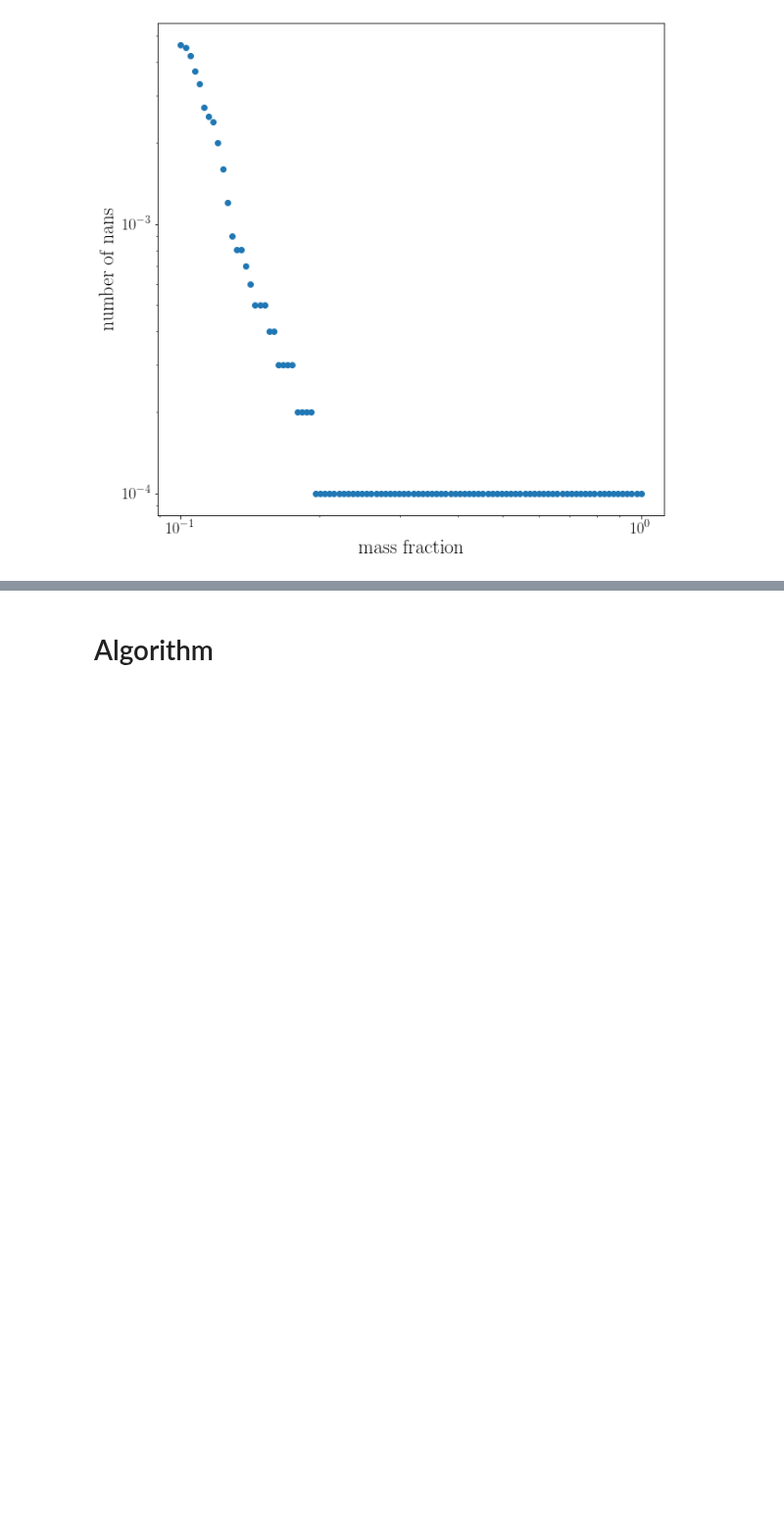
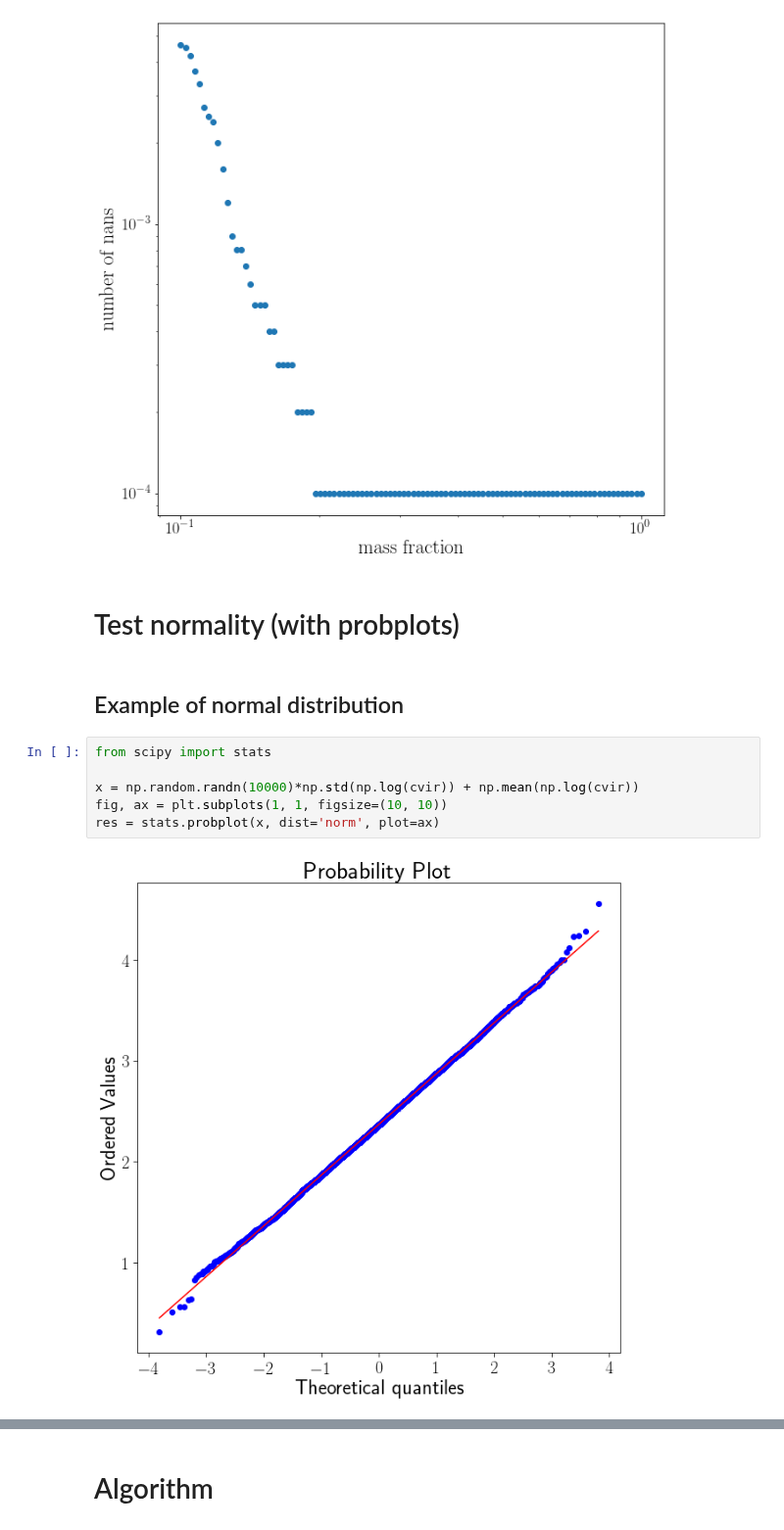
Before and after one commit to ismael-mendoza/nbody-relaxed, a Jupyter notebook: jupyter/gaussian_prediction.ipynb, the cells around one changed output, grey strips where cells are left out. Shown at 98% size. Drawn from its saved outputs; the diff is of its cells as text; blank space fills up the shorter version.

```diff
--- a/jupyter/gaussian_prediction.ipynb
+++ b/jupyter/gaussian_prediction.ipynb
@@ -74,3 +103,15 @@ plt.tick_params(labelsize=18)
 plt.show()
 # %% [output]
 [figure]
+# %% [markdown]
+# Test normality (with probplots)
+# %% [markdown]
+## Example of normal distribution
+# %%
+from scipy import stats
+
+x = np.random.randn(10000)*np.std(np.log(cvir)) + np.mean(np.log(cvir))
+fig, ax = plt.subplots(1, 1, figsize=(10, 10))
+res = stats.probplot(x, dist='norm', plot=ax)
+# %% [output]
+[figure, added]
```
Also changed, not shown: parts of 23 cells of this notebook.
